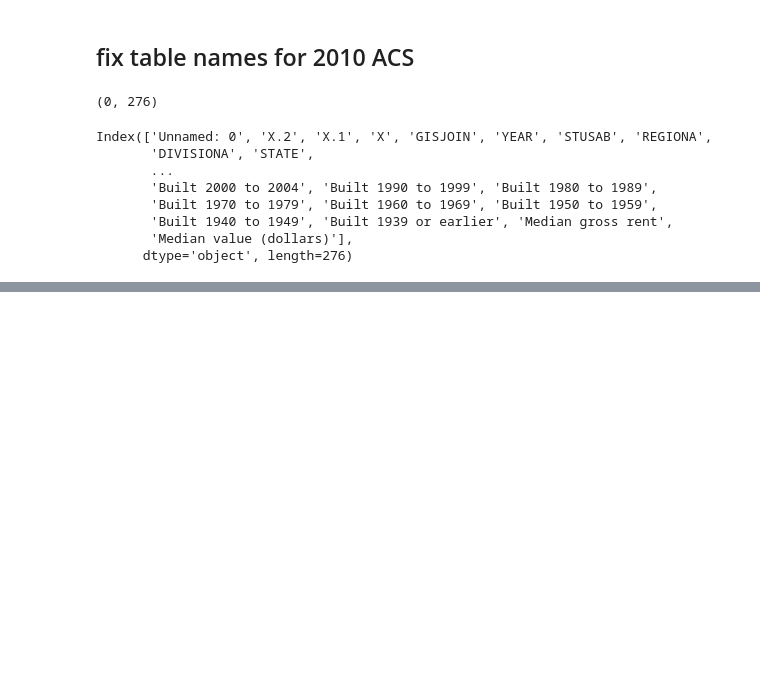
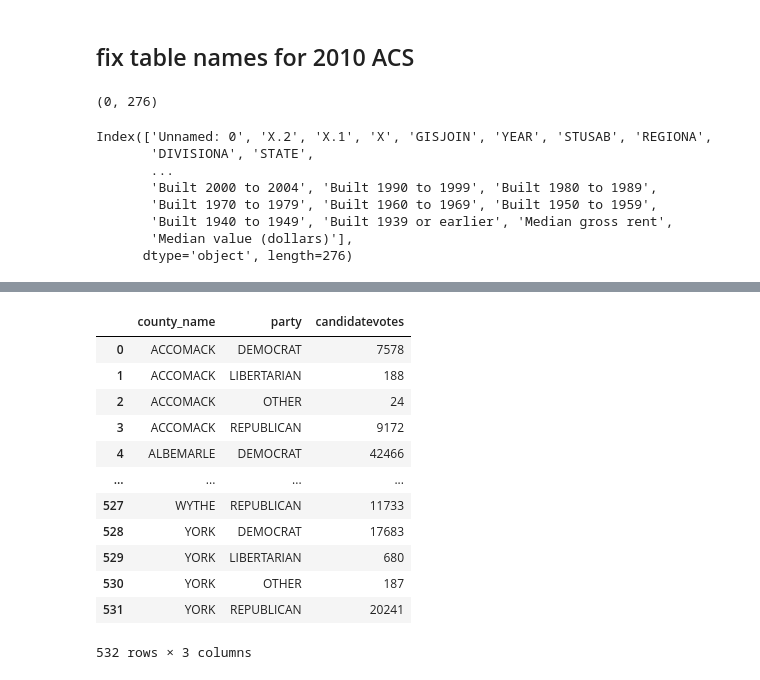
Before and after one commit to Catherine-Nguyen88/project_voting, a Jupyter notebook: Voting_Isabella's_Part.ipynb, the cells around one changed output, grey strips where cells are left out. Saved outputs shown, nothing was run; the diff lists cells and outputs as text; code cells hidden in the pictures; blank space fills up the shorter version.

```diff
--- a/Voting_Isabella's_Part.ipynb
+++ b/Voting_Isabella's_Part.ipynb
@@ -395,0 +439,17 @@ Index(['Unnamed: 0', 'X.2', 'X.1', 'X', 'GISJOIN', 'YEAR', 'STUSAB', 'REGIONA',
+# %%
+combined_votes = df2020.groupby(['county_name', 'party'])['candidatevotes'].sum().reset_index()
+combined_votes
+# %% [output]
+|  | county_name | party | candidatevotes |
+| 0 | ACCOMACK | DEMOCRAT | 7578 |
+| 1 | ACCOMACK | LIBERTARIAN | 188 |
+| 2 | ACCOMACK | OTHER | 24 |
+| 3 | ACCOMACK | REPUBLICAN | 9172 |
+| 4 | ALBEMARLE | DEMOCRAT | 42466 |
+| ... | ... | ... | ... |
+| 527 | WYTHE | REPUBLICAN | 11733 |
+| 528 | YORK | DEMOCRAT | 17683 |
+| 529 | YORK | LIBERTARIAN | 680 |
+| 530 | YORK | OTHER | 187 |
+| 531 | YORK | REPUBLICAN | 20241 |
+532 rows × 3 columns
```
Also changed, not shown: parts of 6 cells of this notebook.
